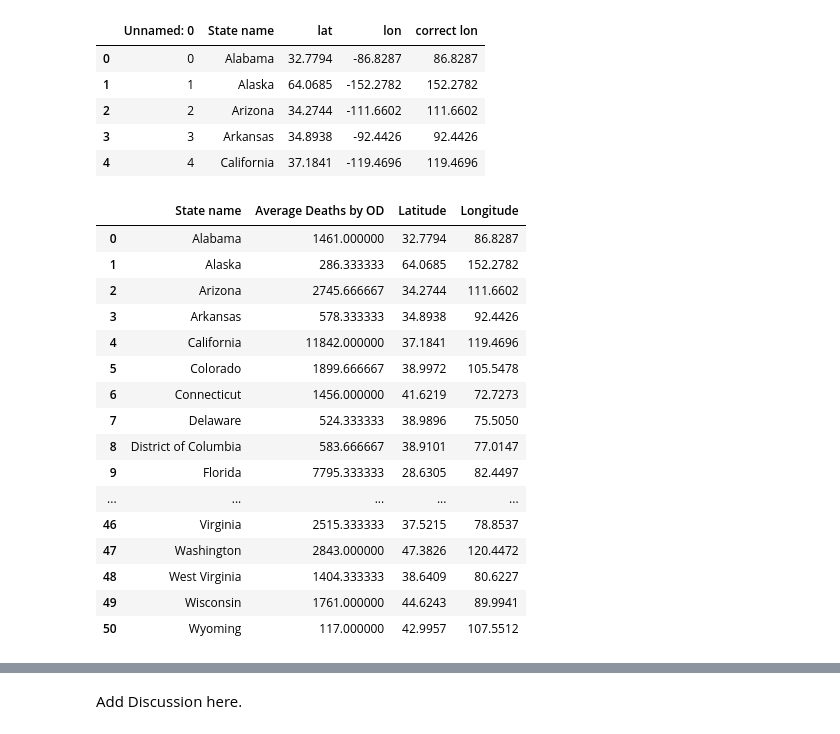
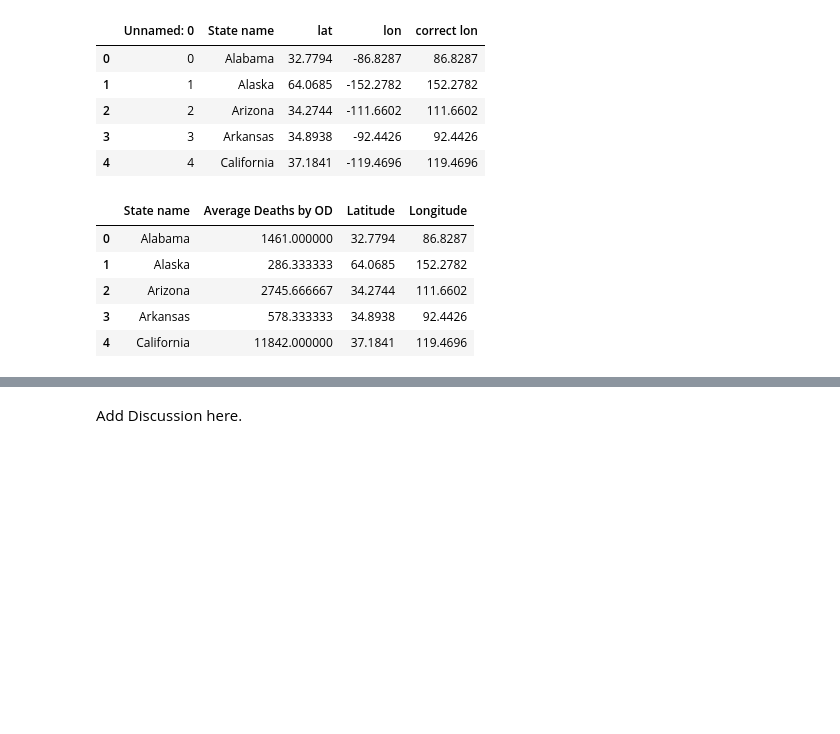
Before and after one commit to kileykarecki/Project-1, a Jupyter notebook: Drug_Overdose_and_Contributing_Factors.ipynb, the cells around one changed output, grey strips where cells are left out. Saved outputs shown, nothing was run; the diff lists cells and outputs as text; code cells hidden in the pictures; blank space fills up the shorter version.

```diff
--- a/Drug_Overdose_and_Contributing_Factors.ipynb
+++ b/Drug_Overdose_and_Contributing_Factors.ipynb
@@ -57,25 +57,14 @@ states_geo_final_df = state_geo_final_df.rename(columns={"lat":"Latitude", "corr
 # %%
 # Merge overdose and states geographic DataFrame on "State name"
 overdose_states_geo_df = overdoses_final_df.merge(states_geo_final_df, how="inner", on="State name")
-overdose_states_geo_df
+overdose_states_geo_df.head()
 # %% [output]
 |  | State name | Average Deaths by OD | Latitude | Longitude |
 | 0 | Alabama | 1461.000000 | 32.7794 | 86.8287 |
 | 1 | Alaska | 286.333333 | 64.0685 | 152.2782 |
 | 2 | Arizona | 2745.666667 | 34.2744 | 111.6602 |
 | 3 | Arkansas | 578.333333 | 34.8938 | 92.4426 |
 | 4 | California | 11842.000000 | 37.1841 | 119.4696 |
-| 5 | Colorado | 1899.666667 | 38.9972 | 105.5478 |
-| 6 | Connecticut | 1456.000000 | 41.6219 | 72.7273 |
-| 7 | Delaware | 524.333333 | 38.9896 | 75.5050 |
-| 8 | District of Columbia | 583.666667 | 38.9101 | 77.0147 |
-| 9 | Florida | 7795.333333 | 28.6305 | 82.4497 |
-| ... | ... | ... | ... | ... |
-| 46 | Virginia | 2515.333333 | 37.5215 | 78.8537 |
-| 47 | Washington | 2843.000000 | 47.3826 | 120.4472 |
-| 48 | West Virginia | 1404.333333 | 38.6409 | 80.6227 |
-| 49 | Wisconsin | 1761.000000 | 44.6243 | 89.9941 |
-| 50 | Wyoming | 117.000000 | 42.9957 | 107.5512 |
 # %%
 # Merge overdose, states geographic data with HS grad data on "State name"
 overdose_geo_HS_df = overdose_states_geo_df.merge(hs_grad_final_df, how="inner", on="State name")
```
Also changed, not shown: parts of 4 cells of this notebook.
